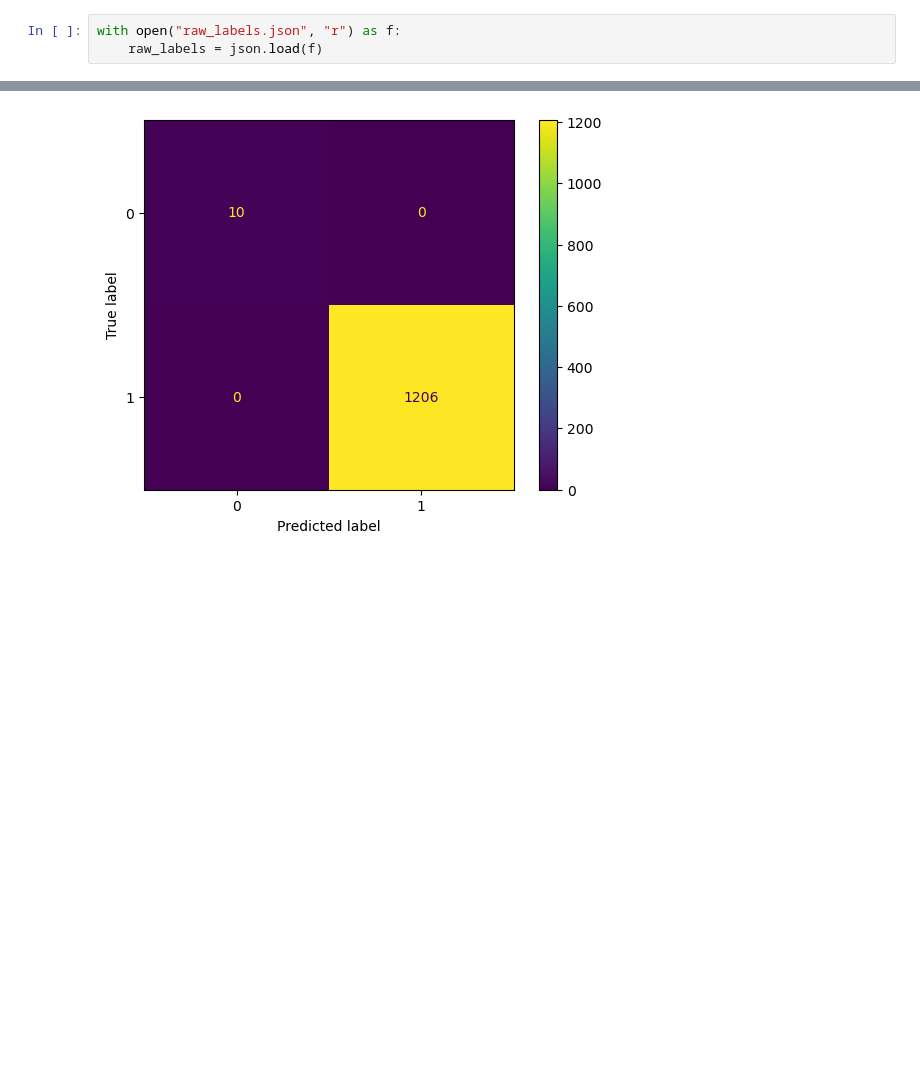
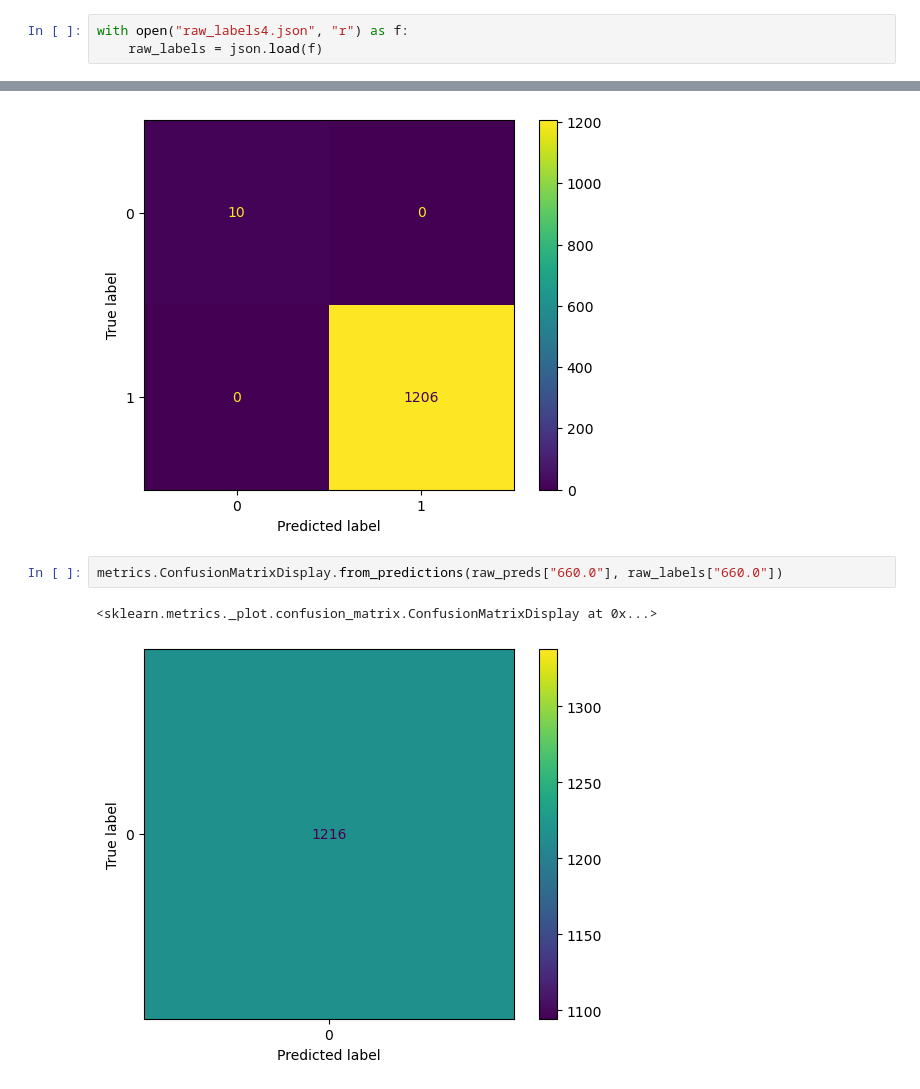
Before and after one commit to LRabuzin/realworld_contrastive_learning, a Jupyter notebook: results_analysis.ipynb, the cells around one changed output, grey strips where cells are left out. Saved outputs shown, nothing was run; the diff lists cells and outputs as text; blank space fills up the shorter version.

```diff
--- a/results_analysis.ipynb
+++ b/results_analysis.ipynb
@@ -34,6 +43,6 @@ predsums = []
 for pred in preds:
     predsums.append(sum(pred))
 # %%
-with open("raw_labels.json", "r") as f:
+with open("raw_labels4.json", "r") as f:
     raw_labels = json.load(f)
 # %%
@@ -53,3 +64,8 @@ metrics.ConfusionMatrixDisplay.from_predictions(raw_preds["805.0"], raw_labels["
 # %% [output]
 <sklearn.metrics._plot.confusion_matrix.ConfusionMatrixDisplay at 0x...>
 [figure]
+# %%
+metrics.ConfusionMatrixDisplay.from_predictions(raw_preds["660.0"], raw_labels["660.0"])
+# %% [output]
+<sklearn.metrics._plot.confusion_matrix.ConfusionMatrixDisplay at 0x...>
+[figure, added]
```
Also changed, not shown: parts of 8 cells of this notebook, 3 other files.
